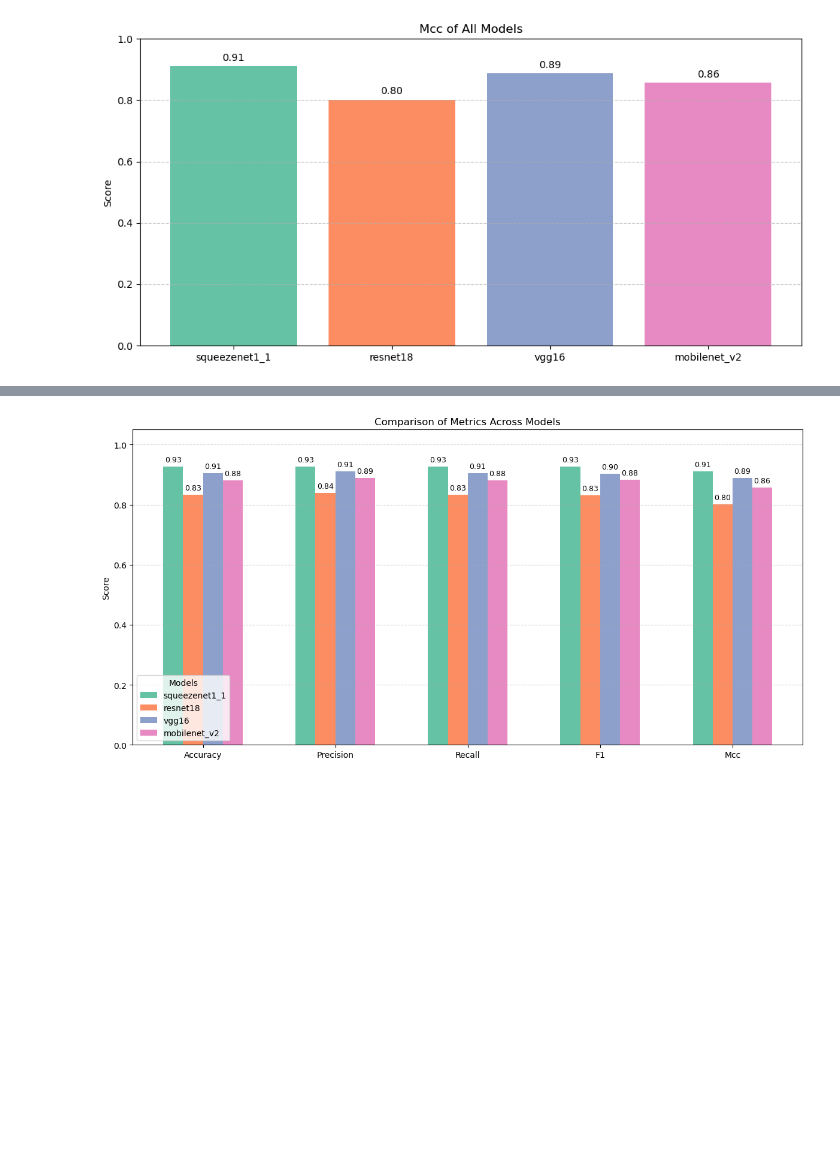
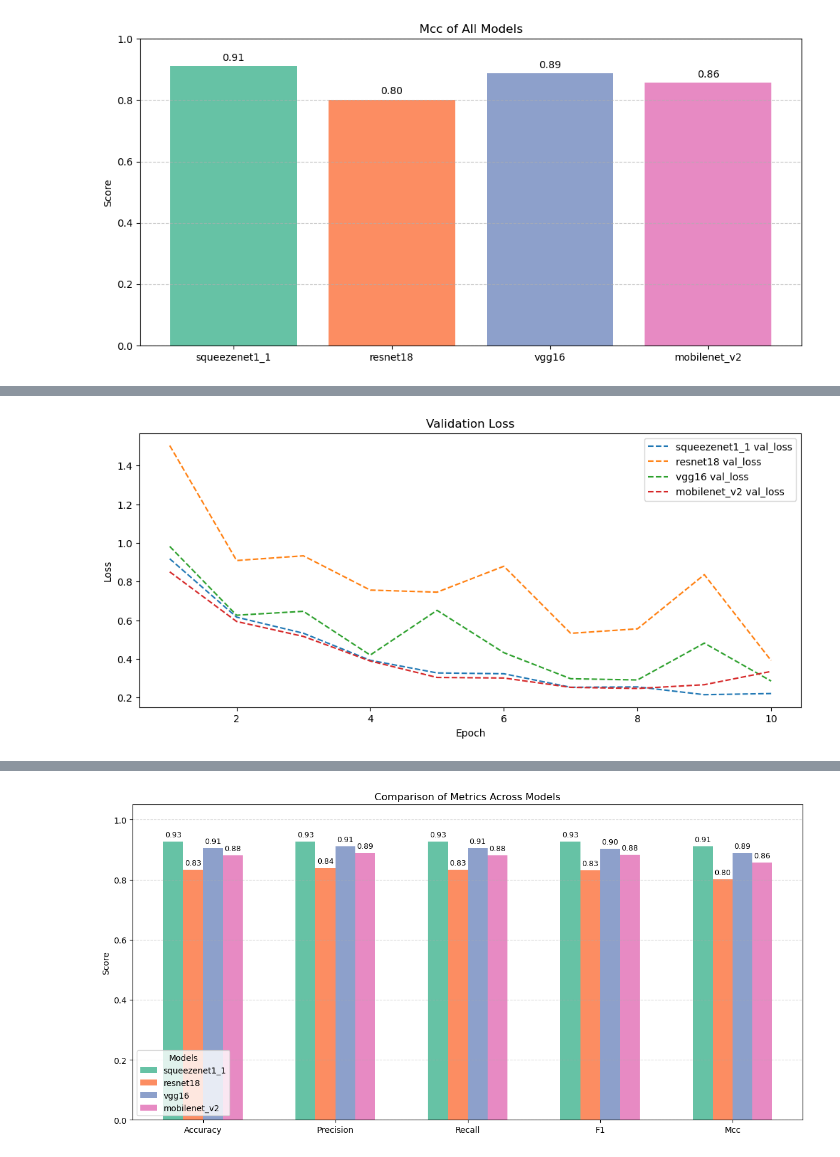
Before and after one commit to SpoorthiKalakuntla/GazelleforCervicalCancerwithComparisions, a Jupyter notebook: gazelle3.ipynb, the cells around one changed output, grey strips where cells are left out. Saved outputs shown, nothing was run; the diff lists cells and outputs as text; code cells hidden in the pictures; blank space fills up the shorter version.

```diff
--- a/gazelle3.ipynb
+++ b/gazelle3.ipynb
@@ -425,0 +439,13 @@ for metric in metrics_list:
+# %%
+# ——— Line Plot for Loss ——————————————————————————————
+plt.figure(figsize=(12, 5))
+for name, h in histories.items():
+
+    plt.plot(epochs, h['val_loss'], '--', label=f'{name} val_loss')
+plt.xlabel('Epoch')
+plt.ylabel('Loss')
+plt.title('Validation Loss')
+plt.legend()
+plt.show()
+# %% [output]
+[figure, added]
```
Also changed, not shown: parts of 8 cells of this notebook.
